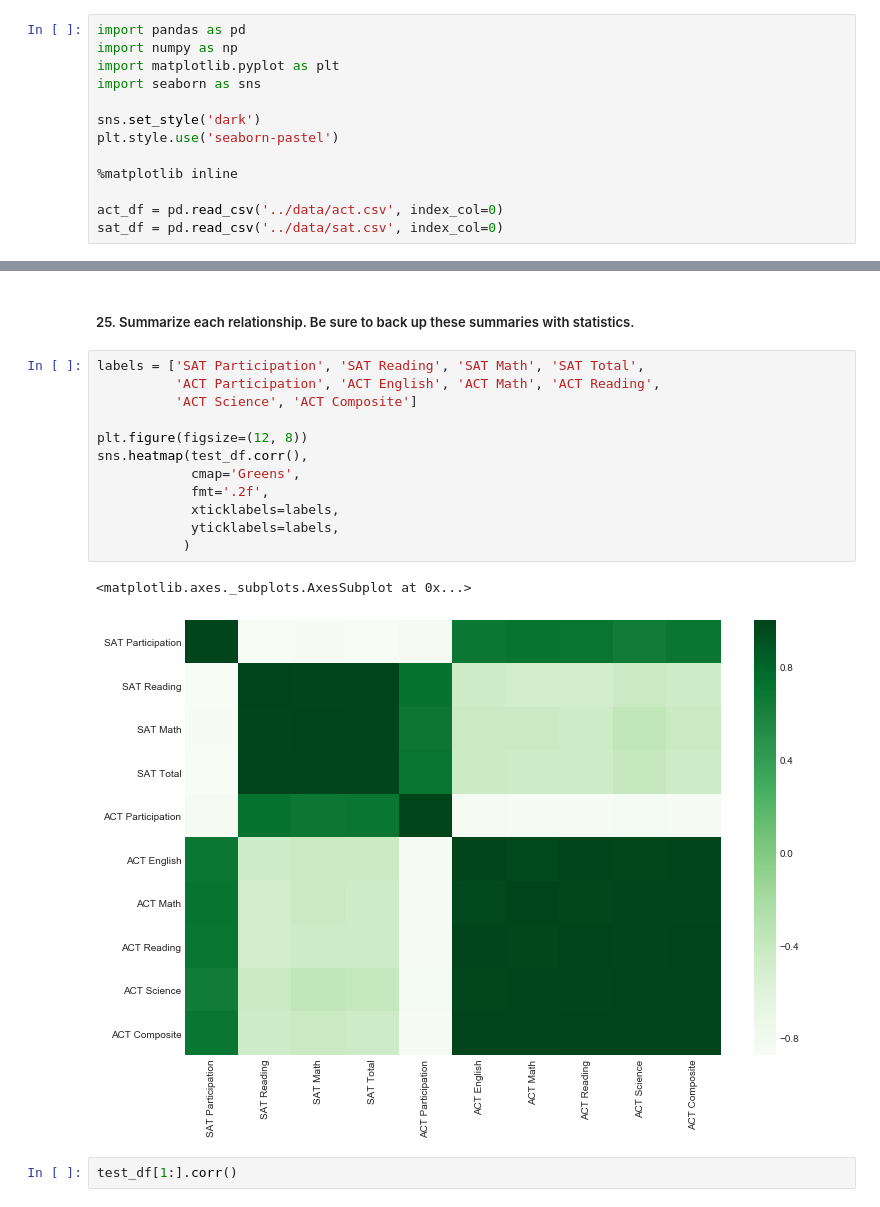
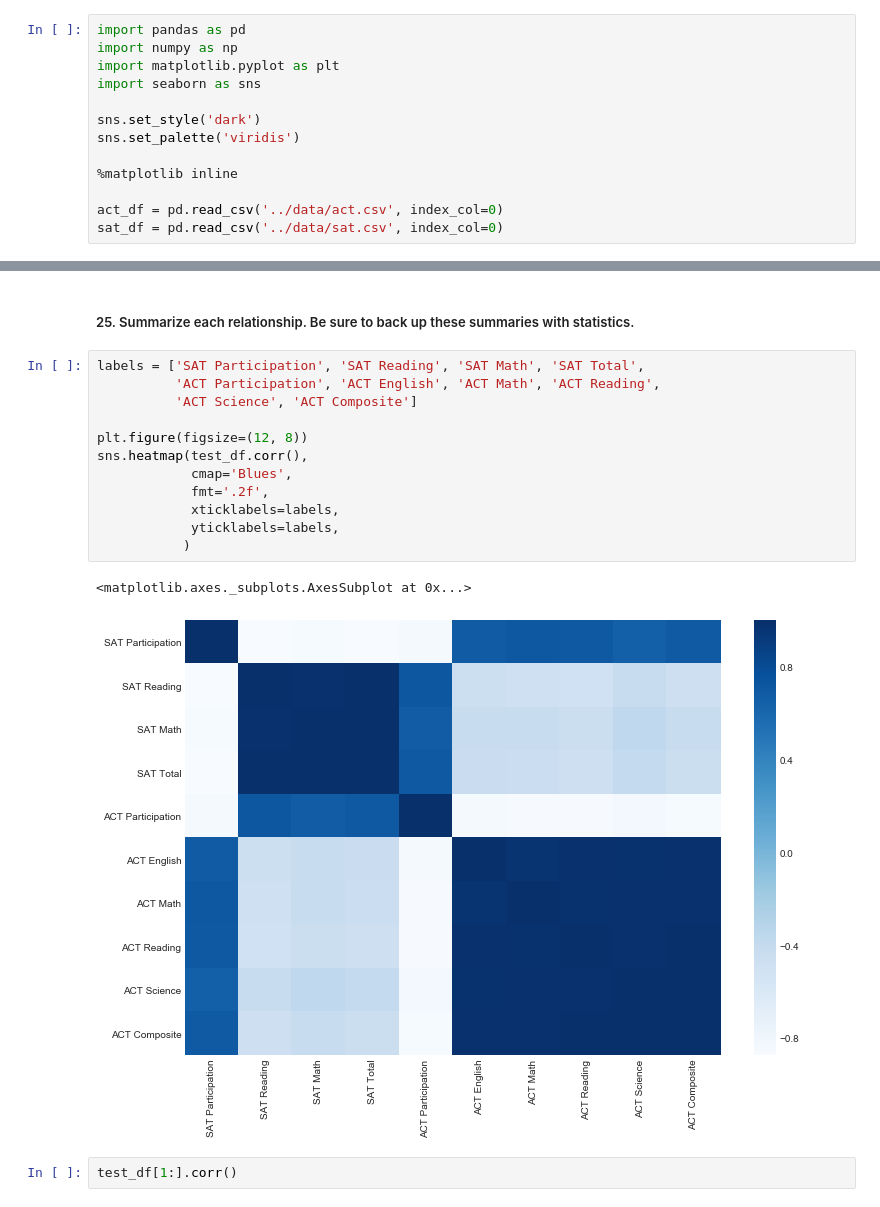
Before and after one commit to gd32/test_scores_statistics, a Jupyter notebook: notebooks/01_Data_Visualization_and_Summary.ipynb, the cells around one changed output, grey strips where cells are left out. Saved outputs shown, nothing was run; the diff lists cells and outputs as text.

```diff
--- a/notebooks/01_Data_Visualization_and_Summary.ipynb
+++ b/notebooks/01_Data_Visualization_and_Summary.ipynb
@@ -11,7 +11,7 @@ import matplotlib.pyplot as plt
 import seaborn as sns
 
 sns.set_style('dark')
-plt.style.use('seaborn-pastel')
+sns.set_palette('viridis')
 
 %matplotlib inline
 
@@ -524,18 +502,18 @@ test_df.describe()
 # %%
 labels = ['SAT Participation', 'SAT Reading', 'SAT Math', 'SAT Total',
           'ACT Participation', 'ACT English', 'ACT Math', 'ACT Reading',
           'ACT Science', 'ACT Composite']
 
 plt.figure(figsize=(12, 8))
 sns.heatmap(test_df.corr(),
-            cmap='Greens',
+            cmap='Blues',
             fmt='.2f',
             xticklabels=labels,
             yticklabels=labels,
            )
 # %% [output]
 <matplotlib.axes._subplots.AxesSubplot at 0x...>
-[figure, old version]
+[figure, new version]
 # %%
 test_df[1:].corr()
 # %% [output]
```
Also changed, not shown: parts of 9 cells of this notebook, 1 other file.
